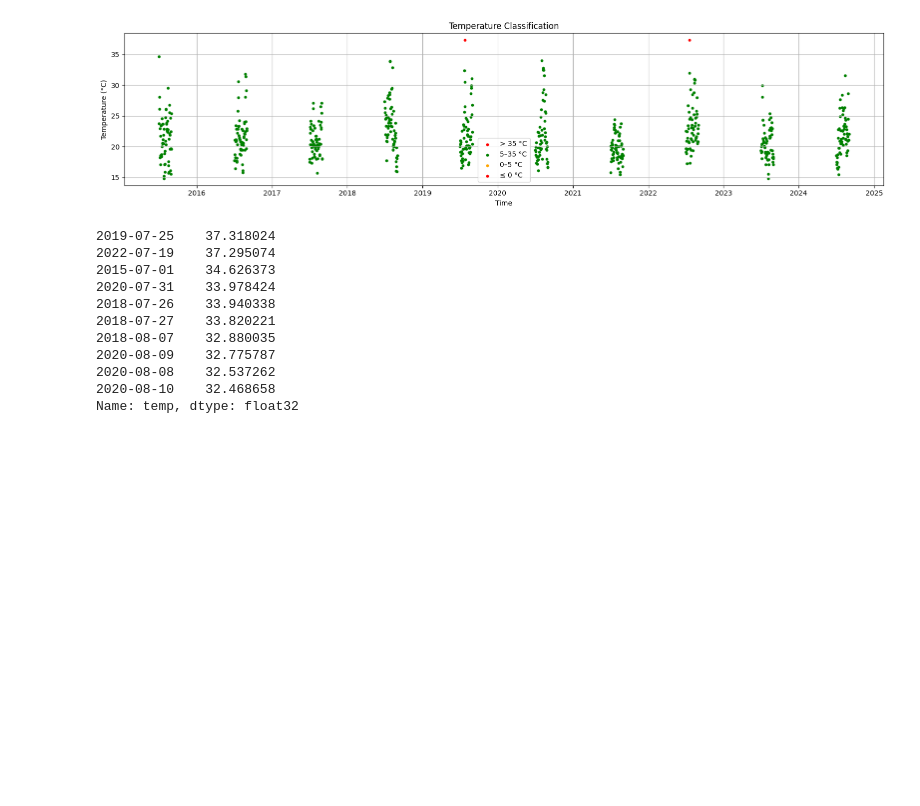
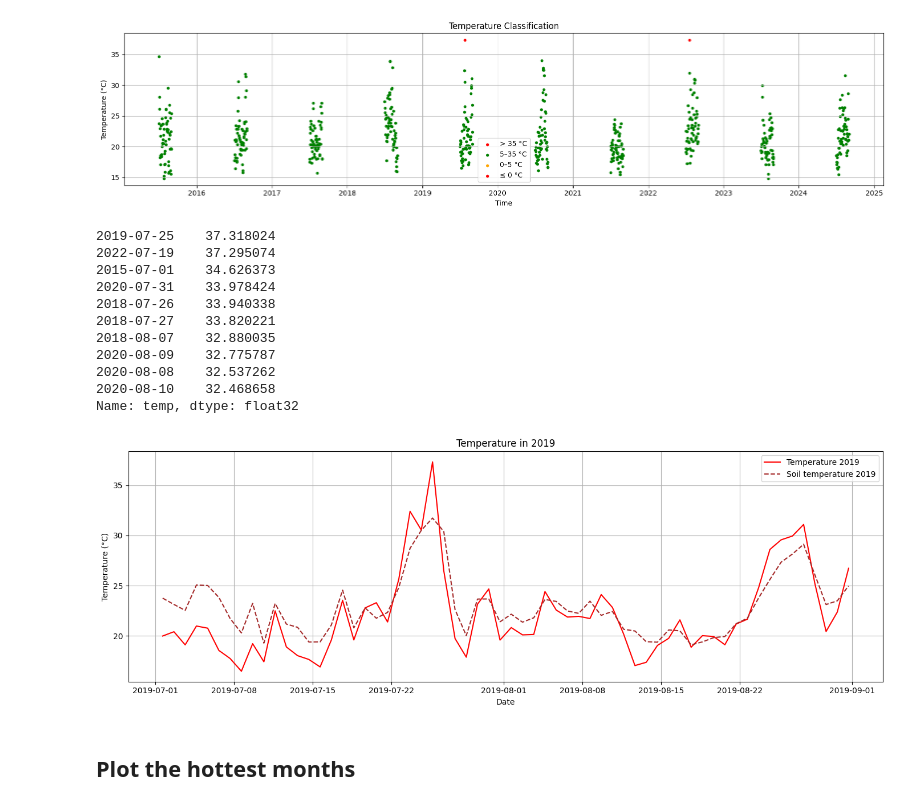
Before and after one commit to wiggle-bin/wiggle-research, a Jupyter notebook: wiggle-bin-weather-assesment.ipynb, the cells around one changed output. Saved outputs shown, nothing was run; the diff lists cells and outputs as text; code cells hidden in the pictures; blank space fills up the shorter version.

```diff
--- a/wiggle-bin-weather-assesment.ipynb
+++ b/wiggle-bin-weather-assesment.ipynb
@@ -234,3 +259,23 @@ print(hottest_20_days)
 2020-08-08    32.537262
 2020-08-10    32.468658
 Name: temp, dtype: float32
+# %%
+# Filter data for 2019
+summer_10y_2019 = summer_10y.loc['2019']
+
+# Plot
+plt.figure(figsize=(14, 5))
+plt.plot(summer_10y_2019.index, summer_10y_2019['temp'], color='red', label='Temperature 2019')
+plt.plot(summer_10y_2019.index, summer_10y_2019['soil_0_7'], color='brown', label='Soil temperature 2019', linestyle="--")
+
+plt.title("Temperature in 2019")
+plt.xlabel("Date")
+plt.ylabel("Temperature (°C)")
+plt.grid(True)
+plt.legend()
+plt.tight_layout()
+plt.show()
+# %% [output]
+[figure, added]
+# %% [markdown]
+## Plot the hottest months
```
Also changed, not shown: parts of 11 cells of this notebook.
